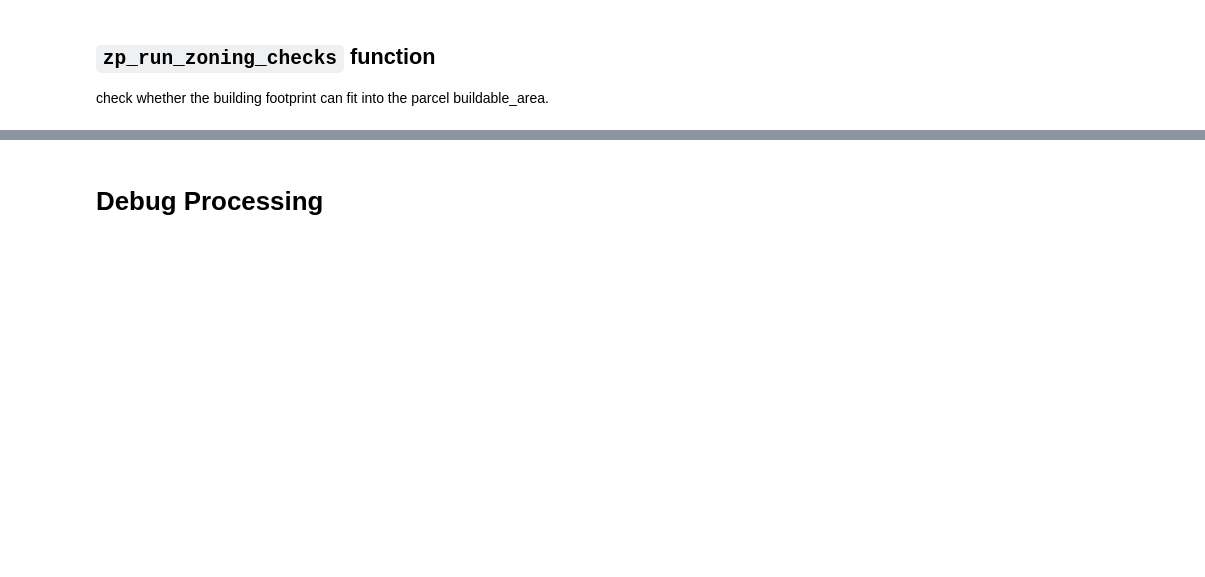
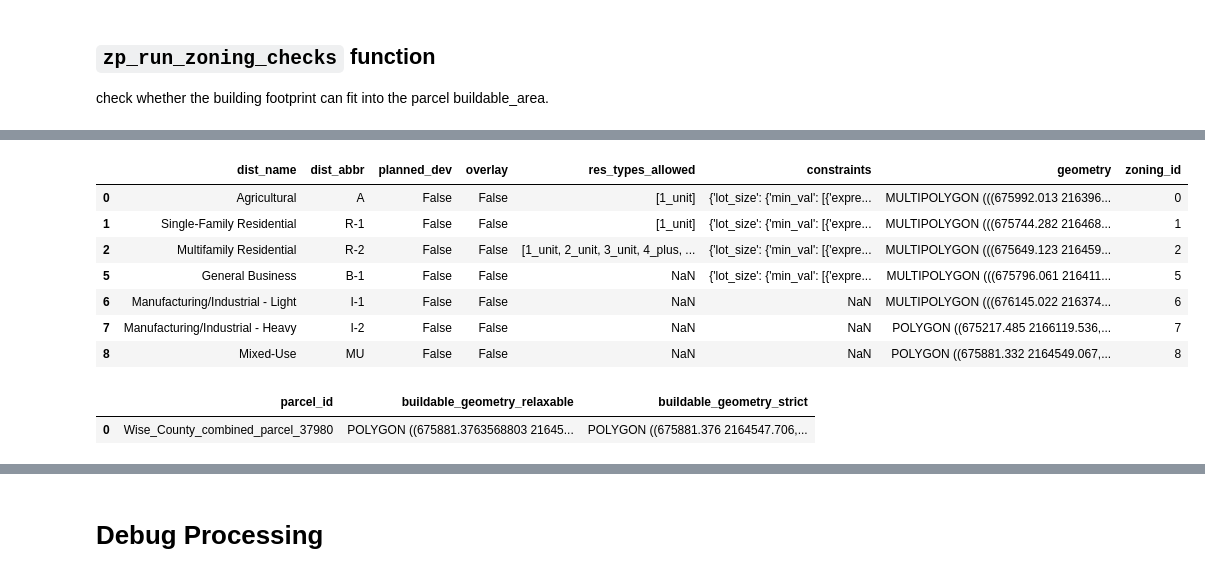
Before and after one commit to vibe-lab-gsd/zonepy, a Jupyter notebook: examples.ipynb, the cells around one changed output, grey strips where cells are left out. Saved outputs shown, nothing was run; the diff lists cells and outputs as text; code cells hidden in the pictures; blank space fills up the shorter version.

```diff
--- a/examples.ipynb
+++ b/examples.ipynb
@@ -493,0 +745,3 @@ detailed_check = zp_run_zoning_checks(r"/Users/houpuli/Redlining Lab Dropbox/HOU
+# %%
+district = zp_read_dist(r"/Users/houpuli/Redlining Lab Dropbox/HOUPU LI/ceshi/test_1/Paradise.zoning", trans_crs=None)
+parcels = zp_read_pcl(r"/Users/houpuli/Redlining Lab Dropbox/HOUPU LI/ceshi/test_1/Paradise.parcel", district)
@@ -493,0 +757,28 @@ detailed_check = zp_run_zoning_checks(r"/Users/houpuli/Redlining Lab Dropbox/HOU
+# %%
+district
+# %% [output]
+|  | dist_name | dist_abbr | planned_dev | overlay | res_types_allowed | constraints | geometry | zoning_id |
+| 0 | Agricultural | A | False | False | [1_unit] | {'lot_size': {'min_val': [{'expre... | MULTIPOLYGON (((675992.013 216396... | 0 |
+| 1 | Single-Family Residential | R-1 | False | False | [1_unit] | {'lot_size': {'min_val': [{'expre... | MULTIPOLYGON (((675744.282 216468... | 1 |
+| 2 | Multifamily Residential | R-2 | False | False | [1_unit, 2_unit, 3_unit, 4_plus, ... | {'lot_size': {'min_val': [{'expre... | MULTIPOLYGON (((675649.123 216459... | 2 |
+| 5 | General Business | B-1 | False | False | NaN | {'lot_size': {'min_val': [{'expre... | MULTIPOLYGON (((675796.061 216411... | 5 |
+| 6 | Manufacturing/Industrial - Light | I-1 | False | False | NaN | NaN | MULTIPOLYGON (((676145.022 216374... | 6 |
+| 7 | Manufacturing/Industrial - Heavy | I-2 | False | False | NaN | NaN | POLYGON ((675217.485 2166119.536,... | 7 |
+| 8 | Mixed-Use | MU | False | False | NaN | NaN | POLYGON ((675881.332 2164549.067,... | 8 |
+# %%
+bldg_data = zp_read_bldg(r"/Users/houpuli/Redlining Lab Dropbox/HOUPU LI/ceshi/tidybuilding/2_fam.bldg")
+district_data = district[district['dist_name']=='Mixed-Use']
+parcel_dim = zp_get_parcel_dim(parcels)
+parcel_data = parcel_dim[parcel_dim['parcel_id']=='Wise_County_combined_parcel_37980']
+dist_def = zp_get_dist_def(r"/Users/houpuli/Redlining Lab Dropbox/HOUPU LI/ceshi/tidyzonings/Paradise.zoning")
+vars = zp_get_variables(bldg_data, parcel_data, district_data, dist_def)
+zoning_req = zp_get_zoning_req(district_data, bldg_data, parcel_data, dist_def)
+
+parcel_geo = zp_get_parcel_geo(parcels)
+parcel_geo_data = parcel_geo[parcel_geo['parcel_id'] == 'Wise_County_combined_parcel_37980']
+parcels_with_setbacks = zp_add_setbacks(parcel_geo_data, district_data, zoning_req)
+buildable_area = zp_get_buildable_area(parcels_with_setbacks)
+buildable_area
+# %% [output]
+|  | parcel_id | buildable_geometry_relaxable | buildable_geometry_strict |
+| 0 | Wise_County_combined_parcel_37980 | POLYGON ((675881.3763568803 21645... | POLYGON ((675881.376 2164547.706,... |
```
Also changed, not shown: parts of 11 cells of this notebook, 6 other files.
